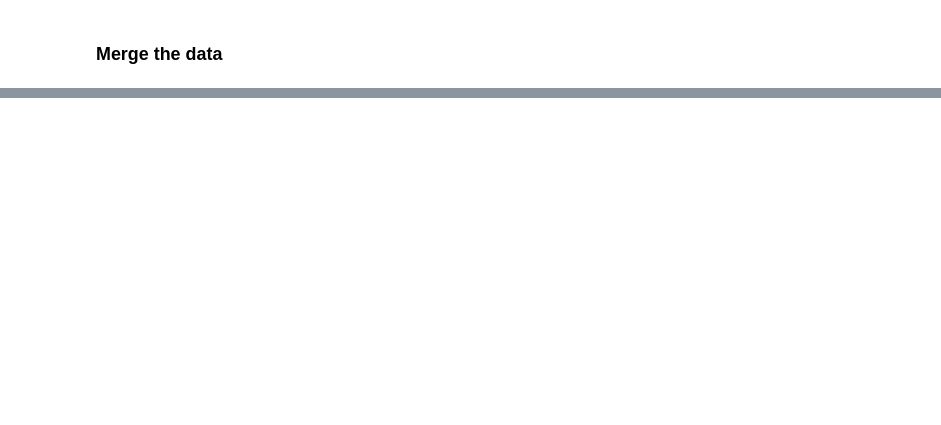
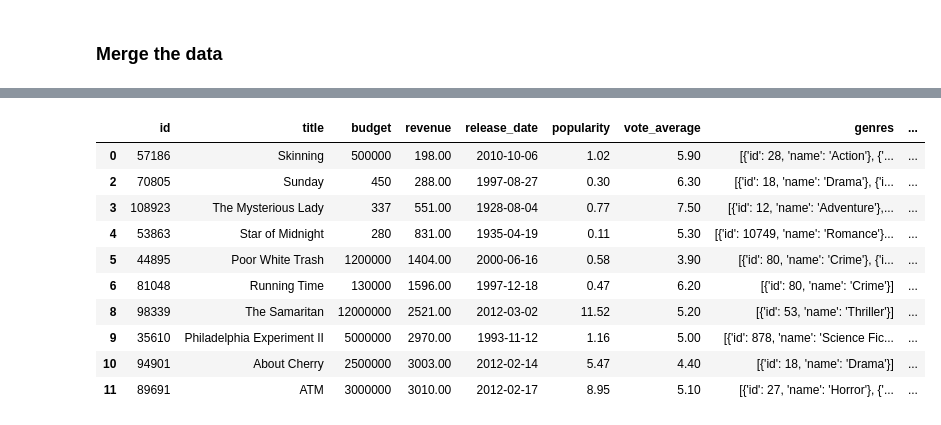
Before and after one commit to nastazya/Movies-analytics, a Jupyter notebook: data-wrangling.ipynb, the cells around one changed output, grey strips where cells are left out. Saved outputs shown, nothing was run; the diff lists cells and outputs as text; code cells hidden in the pictures; blank space fills up the shorter version.

Commit message:
Merged datasets, removed list of dict for later

```diff
--- a/data-wrangling.ipynb
+++ b/data-wrangling.ipynb
@@ -296,11 +299,5 @@ movies.drop(del_index, inplace=True)
 movies.reset_index(drop=True, inplace=True)
 print('\nRemoved movies without genres specified: ', len(del_index))
 print('')
-
-#Setting genres type to a list of dictionaries
-movies['genres'] = movies['genres'].apply(lambda x: ast.literal_eval(x))
-#checking result
-cell = movies['genres'][100]
-print('\nCell: ', cell, ': ', type(cell), '. \nCell[0]: ', cell[0], '; type of item: ', type(cell[0]))
 # %% [output]
 Removed movies without genres specified:  1
@@ -318,10 +311,8 @@ cast.reset_index(drop=True, inplace=True)
 print('\nRemoved lines without cast specified: ', len(del_index))
 print('')
 
-#Setting cast type to a list of dictionaries
-cast['cast'] = cast['cast'].apply(lambda x: ast.literal_eval(x))
-#checking result
-cell = cast['cast'][100]
-print('\nCell: ', cell, ': ', type(cell), '. \nCell[0]: ', cell[0], '; type of item: ', type(cell[0]))
+#for now removing crew column in order to speed up the merging process later on. We don't need crew info so far
+del(cast['crew'])
+cast.head(10)
 # %% [output]
 Removed lines without cast specified:  2418
@@ -338,11 +336,5 @@ keywords.drop(del_index, inplace=True)
 keywords.reset_index(drop=True, inplace=True)
 print('\nRemoved lines without keywords specified: ', len(del_index))
 print('')
-
-#Setting cast type to a list of dictionaries
-keywords['keywords'] = keywords['keywords'].apply(lambda x: ast.literal_eval(x))
-#checking result
-cell = keywords['keywords'][100]
-print('\nCell: ', cell, ': ', type(cell), '. \nCell[0]: ', cell[0], '; type of item: ', type(cell[0]))
 # %% [output]
 Removed lines without keywords specified:  14795
@@ -485,2 +464,15 @@ movies[:10]
 # %% [markdown]
 ### Merge the data
+# %%
+df_merge = movies.copy()
+df_merge = df_merge.merge(cast, on='id', how='left')
+df_merge = df_merge.merge(keywords, on='id', how='left')
+print('Total number of movies: ', len(df_merge))
+
+#checking for the NAN
+print('Number of NAN per feature: \n', df_merge.isnull().sum())
+#deleting rows containing NAN
+del_index = df_merge[df_merge.isnull().any(axis=1)].index
+df_merge.drop(del_index, inplace=True)
+
+print('Total number of movies after removing NAN keywords: ', len(df_merge))
@@ -486,0 +495,14 @@ movies[:10]
+# %%
+df_merge.head(10)
+# %% [output]
+|  | id | title | budget | revenue | release_date | popularity | vote_average | genres | ... |
+| 0 | 57186 | Skinning | 500000 | 198.00 | 2010-10-06 | 1.02 | 5.90 | [{'id': 28, 'name': 'Action'}, {'... | ... |
+| 2 | 70805 | Sunday | 450 | 288.00 | 1997-08-27 | 0.30 | 6.30 | [{'id': 18, 'name': 'Drama'}, {'i... | ... |
+| 3 | 108923 | The Mysterious Lady | 337 | 551.00 | 1928-08-04 | 0.77 | 7.50 | [{'id': 12, 'name': 'Adventure'},... | ... |
+| 4 | 53863 | Star of Midnight | 280 | 831.00 | 1935-04-19 | 0.11 | 5.30 | [{'id': 10749, 'name': 'Romance'}... | ... |
+| 5 | 44895 | Poor White Trash | 1200000 | 1404.00 | 2000-06-16 | 0.58 | 3.90 | [{'id': 80, 'name': 'Crime'}, {'i... | ... |
+| 6 | 81048 | Running Time | 130000 | 1596.00 | 1997-12-18 | 0.47 | 6.20 | [{'id': 80, 'name': 'Crime'}] | ... |
+| 8 | 98339 | The Samaritan | 12000000 | 2521.00 | 2012-03-02 | 11.52 | 5.20 | [{'id': 53, 'name': 'Thriller'}] | ... |
+| 9 | 35610 | Philadelphia Experiment II | 5000000 | 2970.00 | 1993-11-12 | 1.16 | 5.00 | [{'id': 878, 'name': 'Science Fic... | ... |
+| 10 | 94901 | About Cherry | 2500000 | 3003.00 | 2012-02-14 | 5.47 | 4.40 | [{'id': 18, 'name': 'Drama'}] | ... |
+| 11 | 89691 | ATM | 3000000 | 3010.00 | 2012-02-17 | 8.95 | 5.10 | [{'id': 27, 'name': 'Horror'}, {'... | ... |
```
Also changed, not shown: parts of 11 cells of this notebook.
